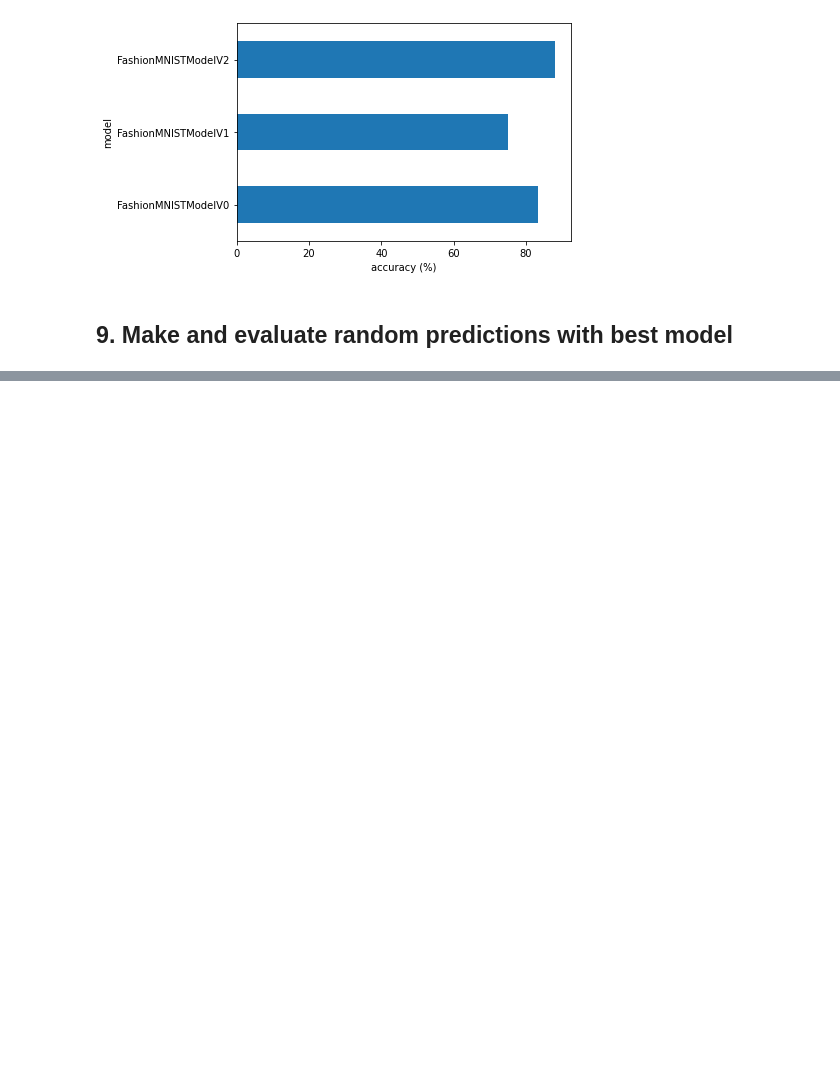
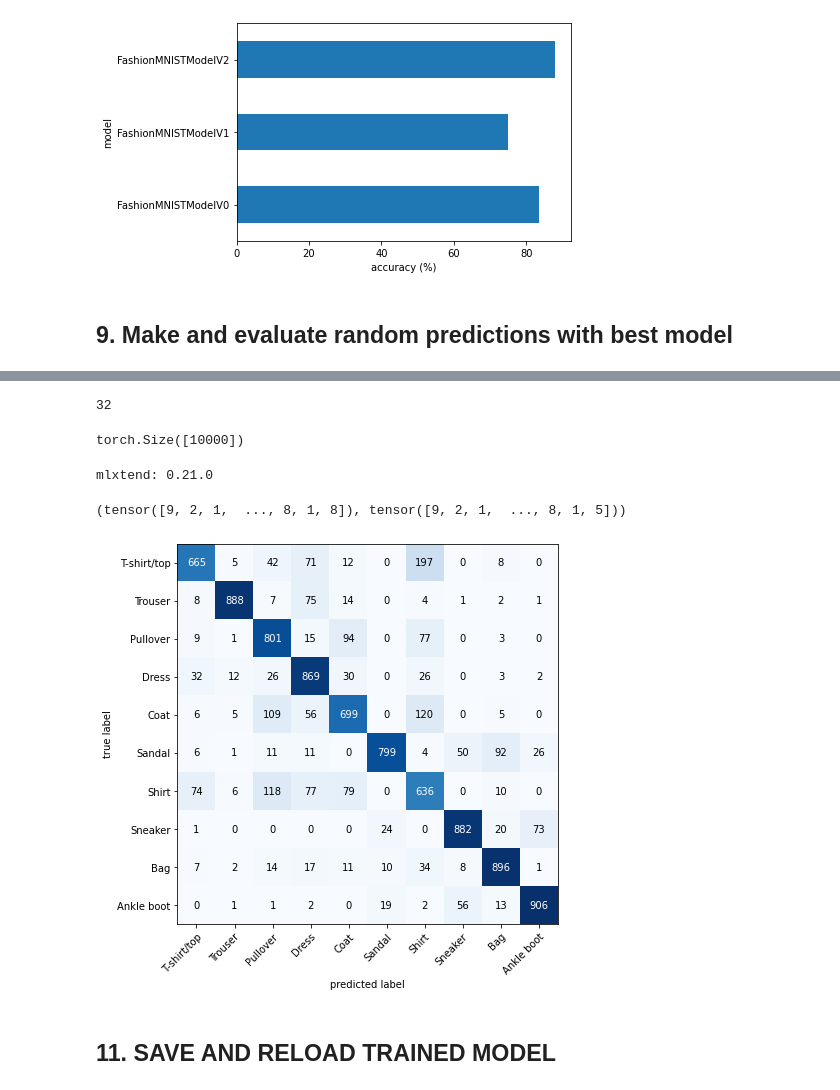
Before and after one commit to smbonilla/learningPyTorch, a Jupyter notebook: 03_pyTorchComputerVision.ipynb, the cells around one changed output, grey strips where cells are left out. Cells and saved outputs as stored; diff of their text form; code cells hidden in the pictures; blank space fills up the shorter version.

```diff
--- a/03_pyTorchComputerVision.ipynb
+++ b/03_pyTorchComputerVision.ipynb
@@ -925,0 +1030,63 @@ plt.ylabel("model");
+# %%
+# Make some predictions across our entire test data set
+from tqdm.auto import tqdm
+
+# 1. make predictions with trained model
+yPreds = []
+model2.eval()
+with torch.inference_mode():
+  for X,y in tqdm(testDataLoader, desc="Making Predictions..."):
+    # Send the data and targets to target device
+    X, y = X.to(device), y.to(device)
+
+    # do the forward pass
+    yLogit = model2(X)
+
+    # Turn predictions from logits -> prediction probabilites -> labels
+    yPred = torch.softmax(yLogit.squeeze(), dim=0).argmax(dim=1)
+
+    # put predictions on CPU for evaluation
+    yPreds.append(yPred.cpu())
+
+# Concatenate list of predictions into a tensor
+print(len(yPreds[0])) # y preds is a list 313 tensors with 32 predictions each
+yPredTensor = torch.cat(yPreds) # moves all predictions from their batches to a single long list
+yPredTensor.shape # yPredTensor is a tensor with 10000 predictions
+# %% [output]
+32
+torch.Size([10000])
+# %%
+# see if require packages are installed and if not, install them... how to install and upgrade in google collab
+# you will have to restart your run time
+try:
+  import torchmetrics, mlxtend
+  print(f"mlxtend: {mlxtend.__version__}")
+  assert int(mlxtend.__version__.split(".")[1]) >= 19, "mlxtend version should be 0.19.0 or higher"
+except:
+  !pip install -q torchmetrics -U mlxtend
+  import torchmetrics, mlxtend
+  print(f"mlxtend version: {mlxtend.__version__}")
+# %% [output]
+mlxtend: 0.21.0
+# %%
+yPredTensor, testData.targets
+# %% [output]
+(tensor([9, 2, 1,  ..., 8, 1, 8]), tensor([9, 2, 1,  ..., 8, 1, 5]))
+# %%
+from torchmetrics import ConfusionMatrix
+from mlxtend.plotting import plot_confusion_matrix
+
+# 2. Setup confusion instance and compare predictions to targets
+confmat = ConfusionMatrix(num_classes=len(classNames), task="multiclass")
+confmatTensor = confmat(preds=yPredTensor, target=testData.targets)
+
+# 3. plot the confusion matrix
+fig, ax = plot_confusion_matrix(
+    conf_mat = confmatTensor.numpy(), # matplotlib likes working with numpy
+    class_names = classNames,
+    figsize=(10,7)
+)
+# %% [output]
+[figure, added]
+# %% [markdown]
+## 11. SAVE AND RELOAD TRAINED MODEL
```
Also changed, not shown: parts of 26 cells of this notebook.
